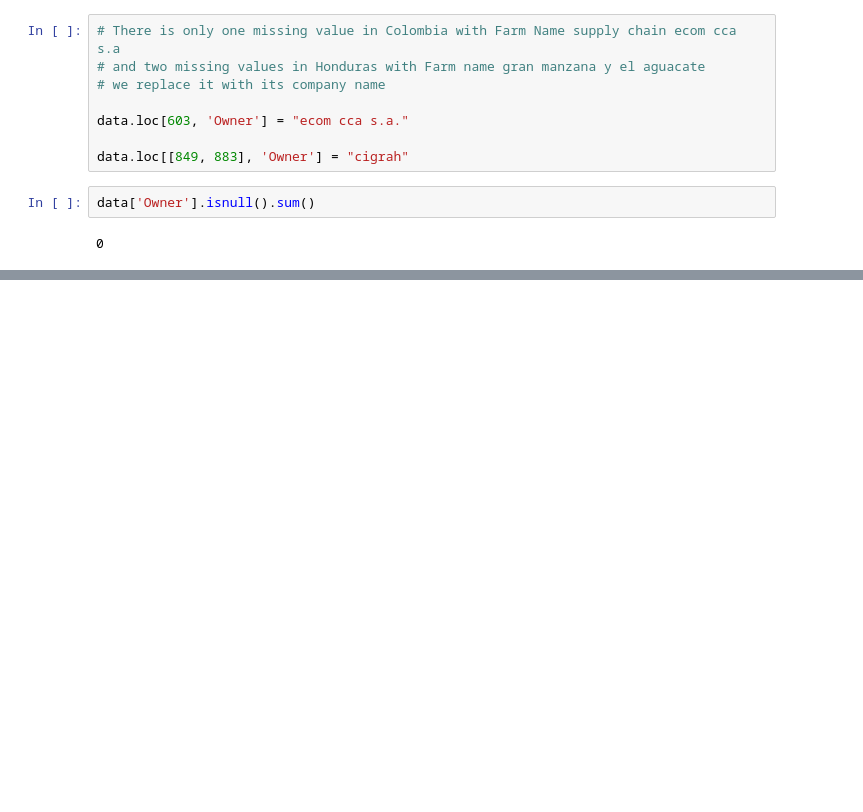
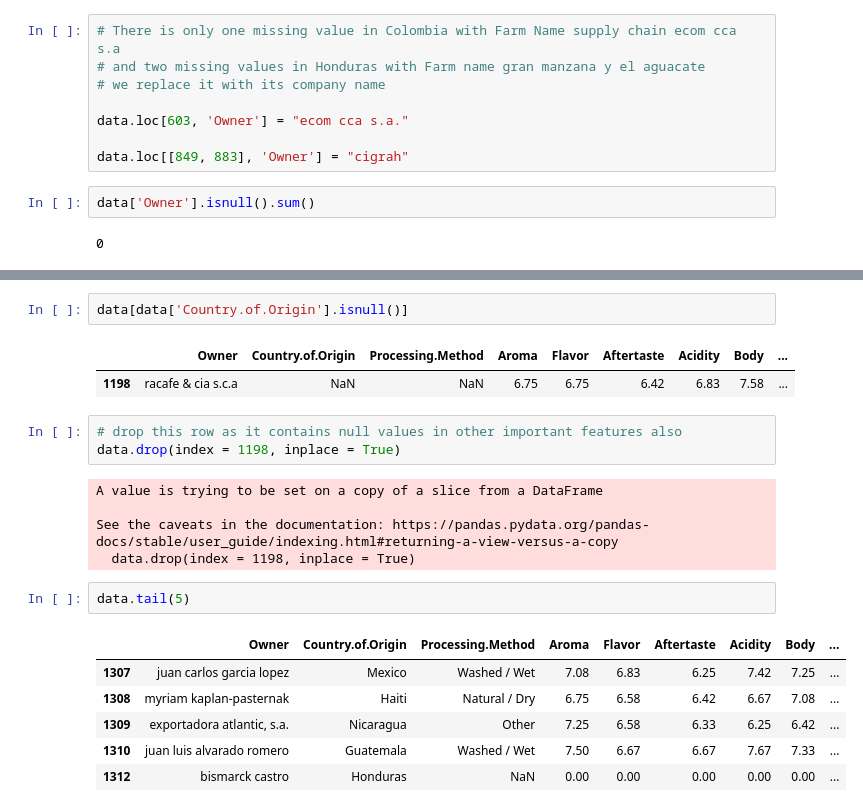
Before and after one commit to Phuong181003/Supplier-Selection, a Jupyter notebook: Coffee_Quality.ipynb, the cells around one changed output, grey strips where cells are left out. Saved outputs shown, nothing was run; the diff lists cells and outputs as text; blank space fills up the shorter version.

```diff
--- a/Coffee_Quality.ipynb
+++ b/Coffee_Quality.ipynb
@@ -151,0 +172,22 @@ data['Owner'].isnull().sum()
+# %%
+data[data['Country.of.Origin'].isnull()]
+# %% [output]
+|  | Owner | Country.of.Origin | Processing.Method | Aroma | Flavor | Aftertaste | Acidity | Body | ... |
+| 1198 | racafe & cia s.c.a | NaN | NaN | 6.75 | 6.75 | 6.42 | 6.83 | 7.58 | ... |
+# %%
+# drop this row as it contains null values in other important features also
+data.drop(index = 1198, inplace = True)
+# %% [output]
+A value is trying to be set on a copy of a slice from a DataFrame
+
+See the caveats in the documentation: https://pandas.pydata.org/pandas-docs/stable/user_guide/indexing.html#returning-a-view-versus-a-copy
+  data.drop(index = 1198, inplace = True)
+# %%
+data.tail(5)
+# %% [output]
+|  | Owner | Country.of.Origin | Processing.Method | Aroma | Flavor | Aftertaste | Acidity | Body | ... |
+| 1307 | juan carlos garcia lopez | Mexico | Washed / Wet | 7.08 | 6.83 | 6.25 | 7.42 | 7.25 | ... |
+| 1308 | myriam kaplan-pasternak | Haiti | Natural / Dry | 6.75 | 6.58 | 6.42 | 6.67 | 7.08 | ... |
+| 1309 | exportadora atlantic, s.a. | Nicaragua | Other | 7.25 | 6.58 | 6.33 | 6.25 | 6.42 | ... |
+| 1310 | juan luis alvarado romero | Guatemala | Washed / Wet | 7.50 | 6.67 | 6.67 | 7.67 | 7.33 | ... |
+| 1312 | bismarck castro | Honduras | NaN | 0.00 | 0.00 | 0.00 | 0.00 | 0.00 | ... |
```
Also changed, not shown: parts of 12 cells of this notebook.
